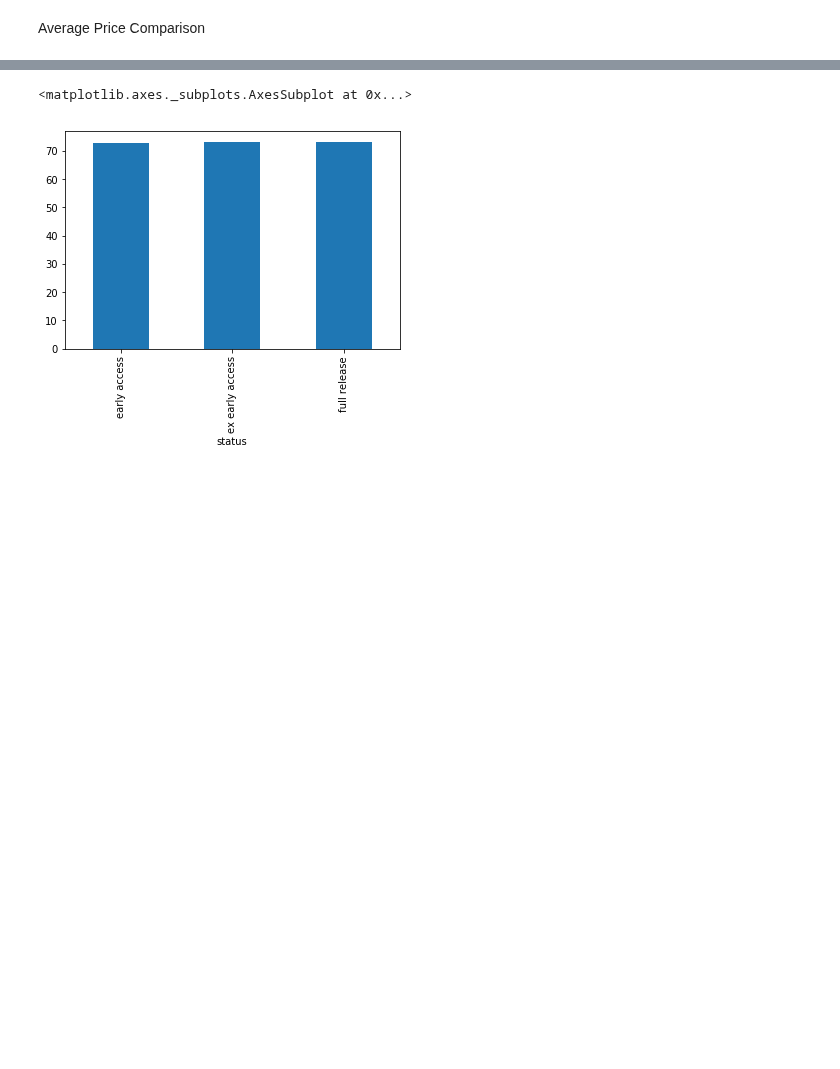
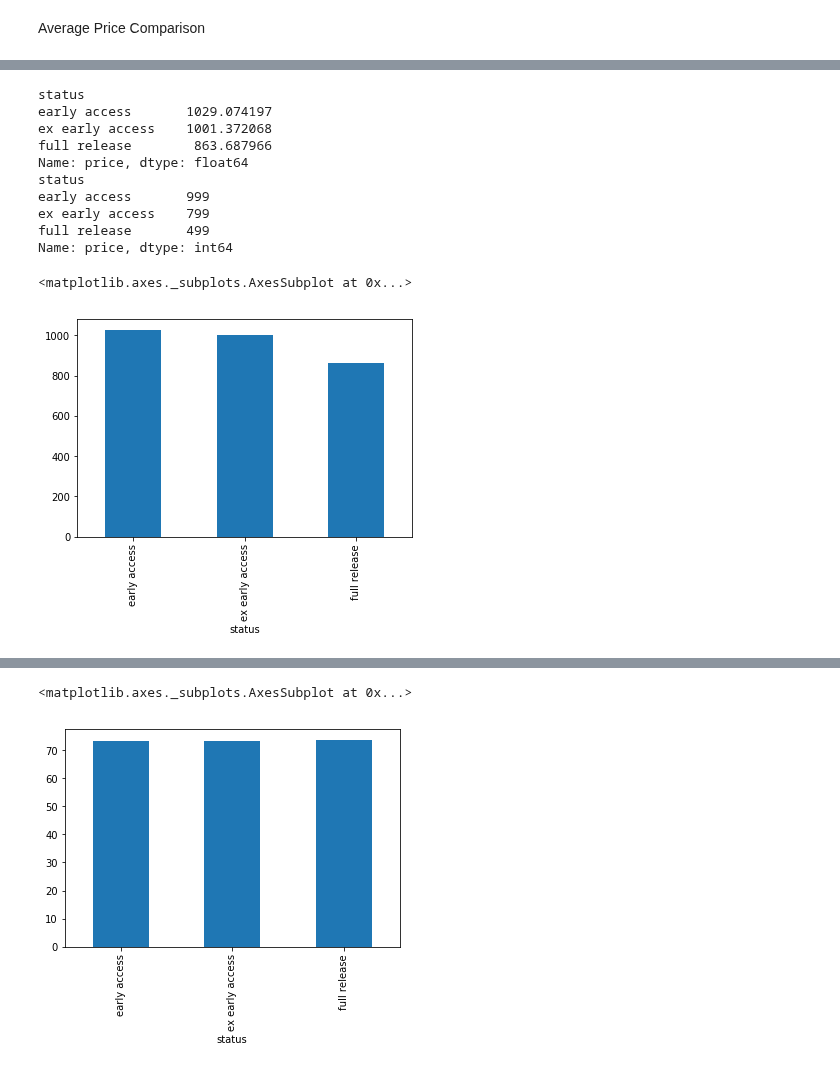
Before and after one commit to UNCG-CSE/SteamConnect, a Jupyter notebook: code/Stats.ipynb, the cells around one changed output, grey strips where cells are left out. Drawn from its saved outputs; the diff is of its cells as text; code cells hidden in the pictures; blank space fills up the shorter version.

```diff
--- a/code/Stats.ipynb
+++ b/code/Stats.ipynb
@@ -77,0 +84,17 @@ early.price.plot(kind = 'hist', normed = True)
+# %%
+print grouped['price'].mean()
+print grouped['price'].median()
+grouped['price'].mean().plot(kind= 'bar')
+# %% [output]
+status
+early access       1029.074197
+ex early access    1001.372068
+full release        863.687966
+Name: price, dtype: float64
+status
+early access       999
+ex early access    799
+full release       499
+Name: price, dtype: int64
+<matplotlib.axes._subplots.AxesSubplot at 0x...>
+[figure, added]
```
Also changed, not shown: parts of 12 cells of this notebook.
